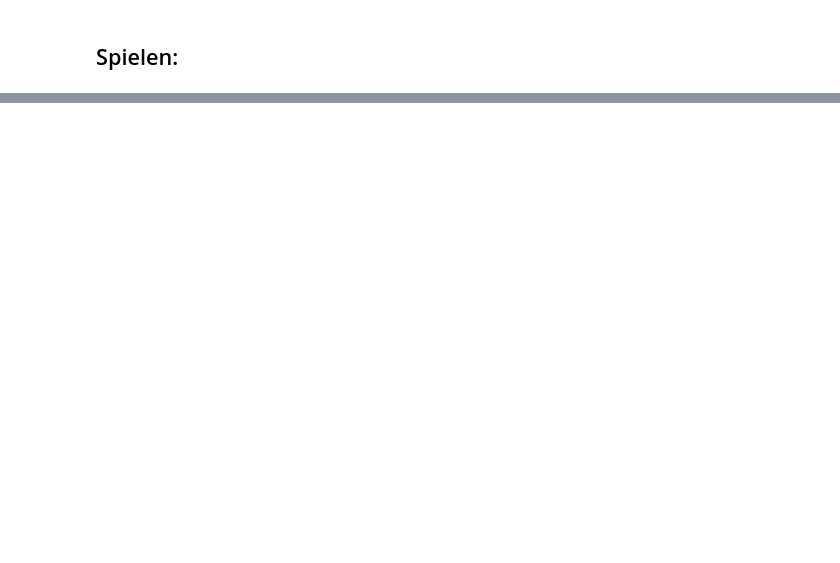
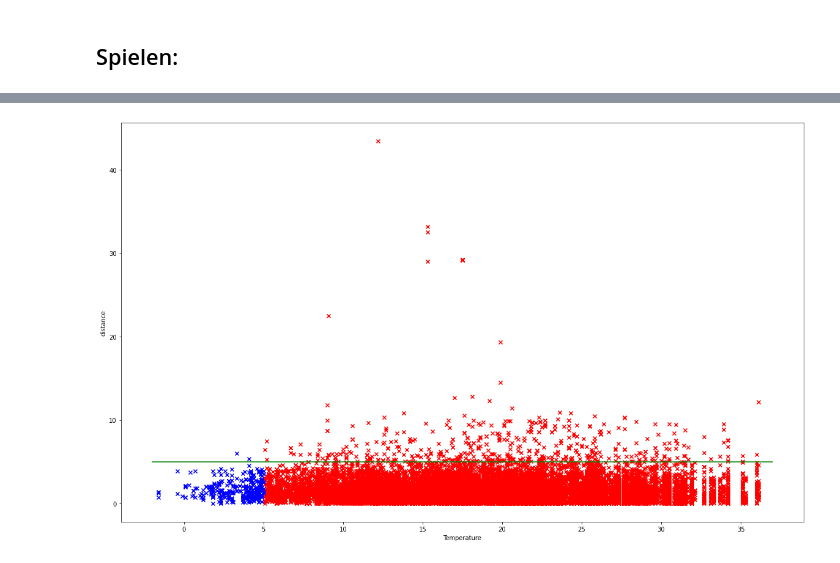
Before and after one commit to Polifka/eagle_gang, a Jupyter notebook: clustering.ipynb, the cells around one changed output, grey strips where cells are left out. Saved outputs shown, nothing was run; the diff lists cells and outputs as text; code cells hidden in the pictures; blank space fills up the shorter version.

```diff
--- a/clustering.ipynb
+++ b/clustering.ipynb
@@ -39,0 +63,4 @@ KeyError: "None of [Float64Index([ 2.6629578210697096,   2.182597844114829,  1.2
+# %%
+temp_cluster('distance')
+# %% [output]
+[figure, added]
```
Also changed, not shown: parts of 6 cells of this notebook.
